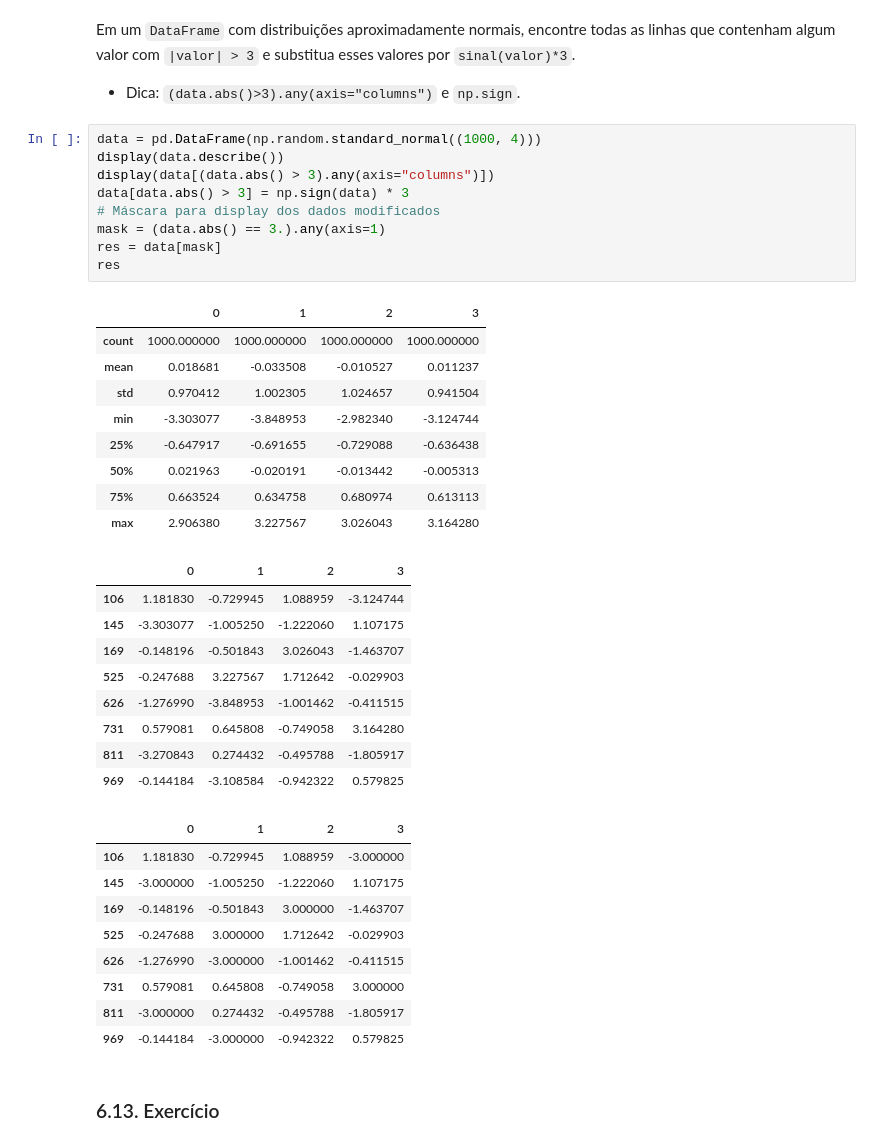
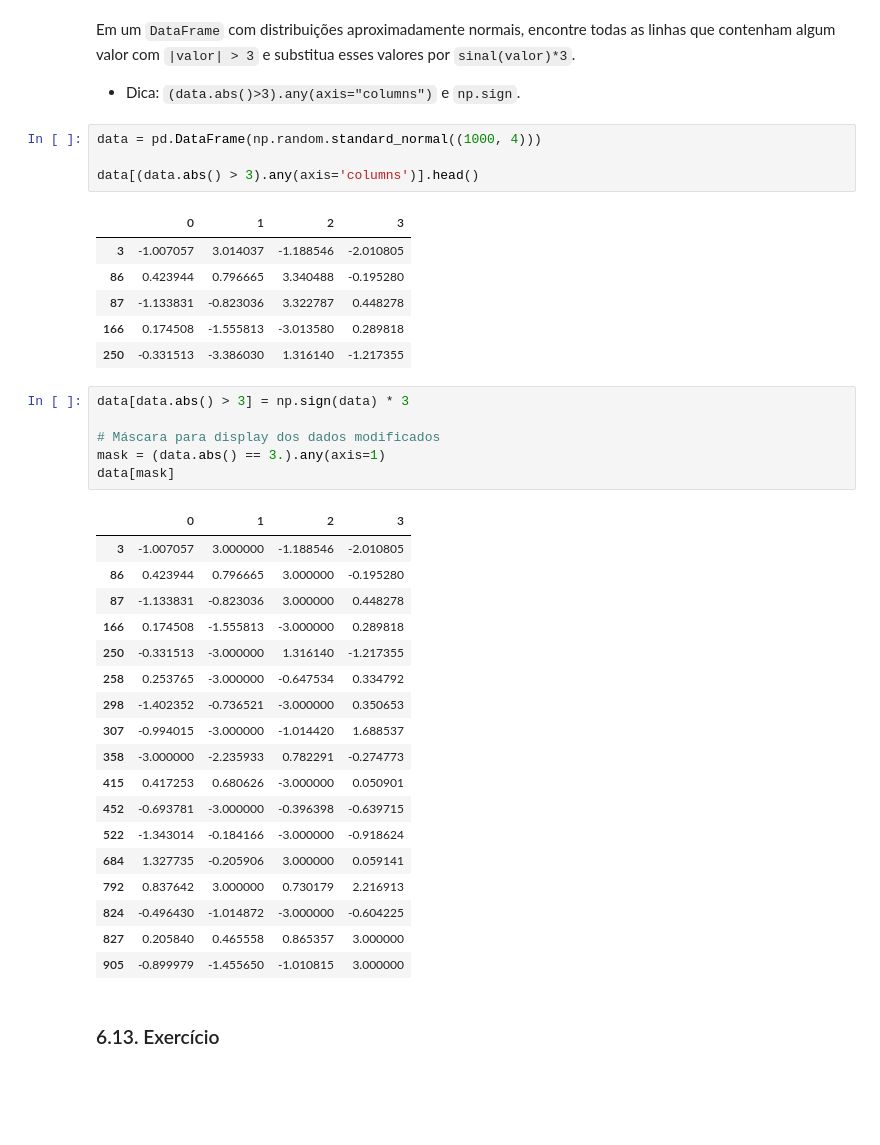
Before and after one commit to Somutt/revisao_py, a Jupyter notebook: 01_python_fundamentals/module04.ipynb, the cells around one changed output. Cells and saved outputs as stored; diff of their text form; blank space fills up the shorter version.

```diff
--- a/01_python_fundamentals/module04.ipynb
+++ b/01_python_fundamentals/module04.ipynb
@@ -2142,41 +2154,40 @@ Em um `DataFrame` com distribuições aproximadamente normais, encontre todas as
 - Dica: `(data.abs()>3).any(axis="columns")` e `np.sign`.
 # %%
 data = pd.DataFrame(np.random.standard_normal((1000, 4)))
-display(data.describe())
-display(data[(data.abs() > 3).any(axis="columns")])
-data[data.abs() > 3] = np.sign(data) * 3
-# Máscara para display dos dados modificados
-mask = (data.abs() == 3.).any(axis=1)
-res = data[mask]
-res
+
+data[(data.abs() > 3).any(axis='columns')].head()
 # %% [output]
 |  | 0 | 1 | 2 | 3 |
-| count | 1000.000000 | 1000.000000 | 1000.000000 | 1000.000000 |
-| mean | 0.018681 | -0.033508 | -0.010527 | 0.011237 |
-| std | 0.970412 | 1.002305 | 1.024657 | 0.941504 |
-| min | -3.303077 | -3.848953 | -2.982340 | -3.124744 |
-| 25% | -0.647917 | -0.691655 | -0.729088 | -0.636438 |
-| 50% | 0.021963 | -0.020191 | -0.013442 | -0.005313 |
-| 75% | 0.663524 | 0.634758 | 0.680974 | 0.613113 |
-| max | 2.906380 | 3.227567 | 3.026043 | 3.164280 |
+| 3 | -1.007057 | 3.014037 | -1.188546 | -2.010805 |
+| 86 | 0.423944 | 0.796665 | 3.340488 | -0.195280 |
+| 87 | -1.133831 | -0.823036 | 3.322787 | 0.448278 |
+| 166 | 0.174508 | -1.555813 | -3.013580 | 0.289818 |
+| 250 | -0.331513 | -3.386030 | 1.316140 | -1.217355 |
-|  | 0 | 1 | 2 | 3 |
-| 106 | 1.181830 | -0.729945 | 1.088959 | -3.124744 |
-| 145 | -3.303077 | -1.005250 | -1.222060 | 1.107175 |
-| 169 | -0.148196 | -0.501843 | 3.026043 | -1.463707 |
-| 525 | -0.247688 | 3.227567 | 1.712642 | -0.029903 |
-| 626 | -1.276990 | -3.848953 | -1.001462 | -0.411515 |
-| 731 | 0.579081 | 0.645808 | -0.749058 | 3.164280 |
-| 811 | -3.270843 | 0.274432 | -0.495788 | -1.805917 |
-| 969 | -0.144184 | -3.108584 | -0.942322 | 0.579825 |
-|  | 0 | 1 | 2 | 3 |
-| 106 | 1.181830 | -0.729945 | 1.088959 | -3.000000 |
-| 145 | -3.000000 | -1.005250 | -1.222060 | 1.107175 |
-| 169 | -0.148196 | -0.501843 | 3.000000 | -1.463707 |
-| 525 | -0.247688 | 3.000000 | 1.712642 | -0.029903 |
-| 626 | -1.276990 | -3.000000 | -1.001462 | -0.411515 |
-| 731 | 0.579081 | 0.645808 | -0.749058 | 3.000000 |
-| 811 | -3.000000 | 0.274432 | -0.495788 | -1.805917 |
-| 969 | -0.144184 | -3.000000 | -0.942322 | 0.579825 |
+# %%
+data[data.abs() > 3] = np.sign(data) * 3
+
+# Máscara para display dos dados modificados
+mask = (data.abs() == 3.).any(axis=1)
+data[mask]
+# %% [output]
+|  | 0 | 1 | 2 | 3 |
+| 3 | -1.007057 | 3.000000 | -1.188546 | -2.010805 |
+| 86 | 0.423944 | 0.796665 | 3.000000 | -0.195280 |
+| 87 | -1.133831 | -0.823036 | 3.000000 | 0.448278 |
+| 166 | 0.174508 | -1.555813 | -3.000000 | 0.289818 |
+| 250 | -0.331513 | -3.000000 | 1.316140 | -1.217355 |
+| 258 | 0.253765 | -3.000000 | -0.647534 | 0.334792 |
+| 298 | -1.402352 | -0.736521 | -3.000000 | 0.350653 |
+| 307 | -0.994015 | -3.000000 | -1.014420 | 1.688537 |
+| 358 | -3.000000 | -2.235933 | 0.782291 | -0.274773 |
+| 415 | 0.417253 | 0.680626 | -3.000000 | 0.050901 |
+| 452 | -0.693781 | -3.000000 | -0.396398 | -0.639715 |
+| 522 | -1.343014 | -0.184166 | -3.000000 | -0.918624 |
+| 684 | 1.327735 | -0.205906 | 3.000000 | 0.059141 |
+| 792 | 0.837642 | 3.000000 | 0.730179 | 2.216913 |
+| 824 | -0.496430 | -1.014872 | -3.000000 | -0.604225 |
+| 827 | 0.205840 | 0.465558 | 0.865357 | 3.000000 |
+| 905 | -0.899979 | -1.455650 | -1.010815 | 3.000000 |
 # %% [markdown]
 ### 6.13. Exercício
 # %% [markdown]
```
Also changed, not shown: parts of 32 cells of this notebook, 1 other file.
